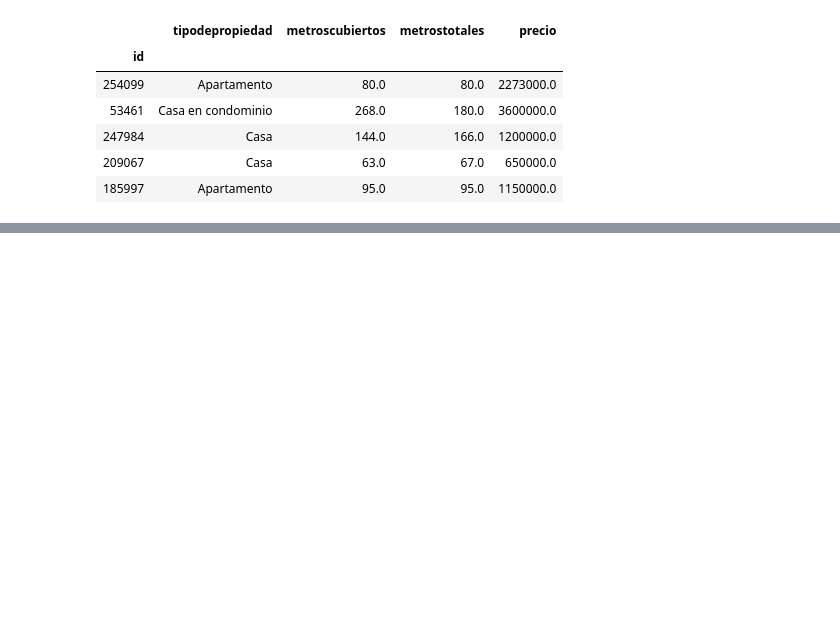
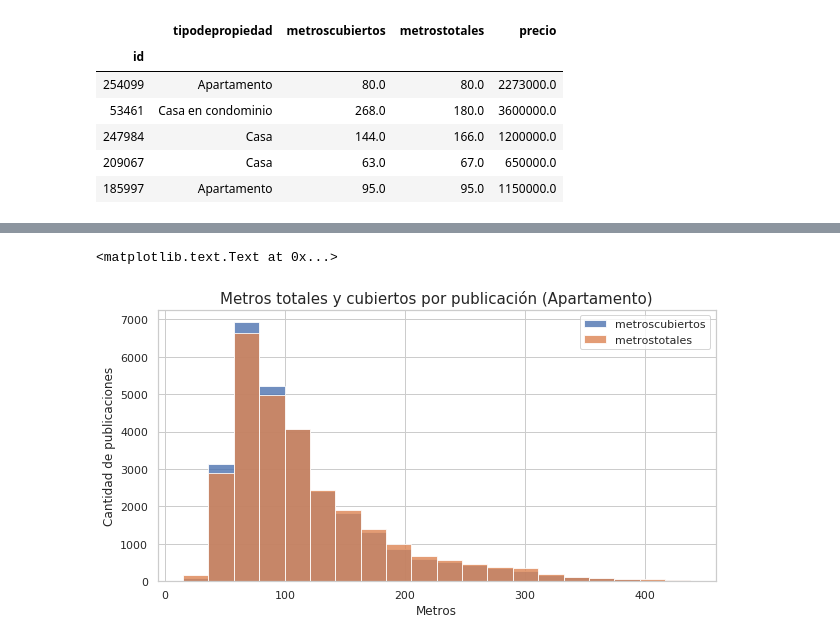
Before and after one commit to camilaserra5/7506-organizacion-de-datos, a Jupyter notebook: metros.ipynb, the cells around one changed output, grey strips where cells are left out. Cells and saved outputs as stored; diff of their text form; code cells hidden in the pictures; blank space fills up the shorter version.

```diff
--- a/metros.ipynb
+++ b/metros.ipynb
@@ -85,0 +50,11 @@ grouped.sort_values(by = ['precio'], ascending = False)
+# %%
+filtered = df[df['tipodepropiedad'].isin(df.tipodepropiedad.value_counts().head(3).index)]
+filtered = filtered[['tipodepropiedad', 'metroscubiertos', 'metrostotales']]
+# %%
+ax = filtered[filtered['tipodepropiedad'] == 'Apartamento'].dropna().plot.hist(alpha=0.8, bins=20, figsize=(10,5))
+ax.set_title("Metros totales y cubiertos por publicación (Apartamento)", fontsize=15)
+ax.set_xlabel("Metros", fontsize=12)
+ax.set_ylabel("Cantidad de publicaciones", fontsize=12)
+# %% [output]
+<matplotlib.text.Text at 0x...>
+[figure, added]
```
Also changed, not shown: parts of 8 cells of this notebook.
